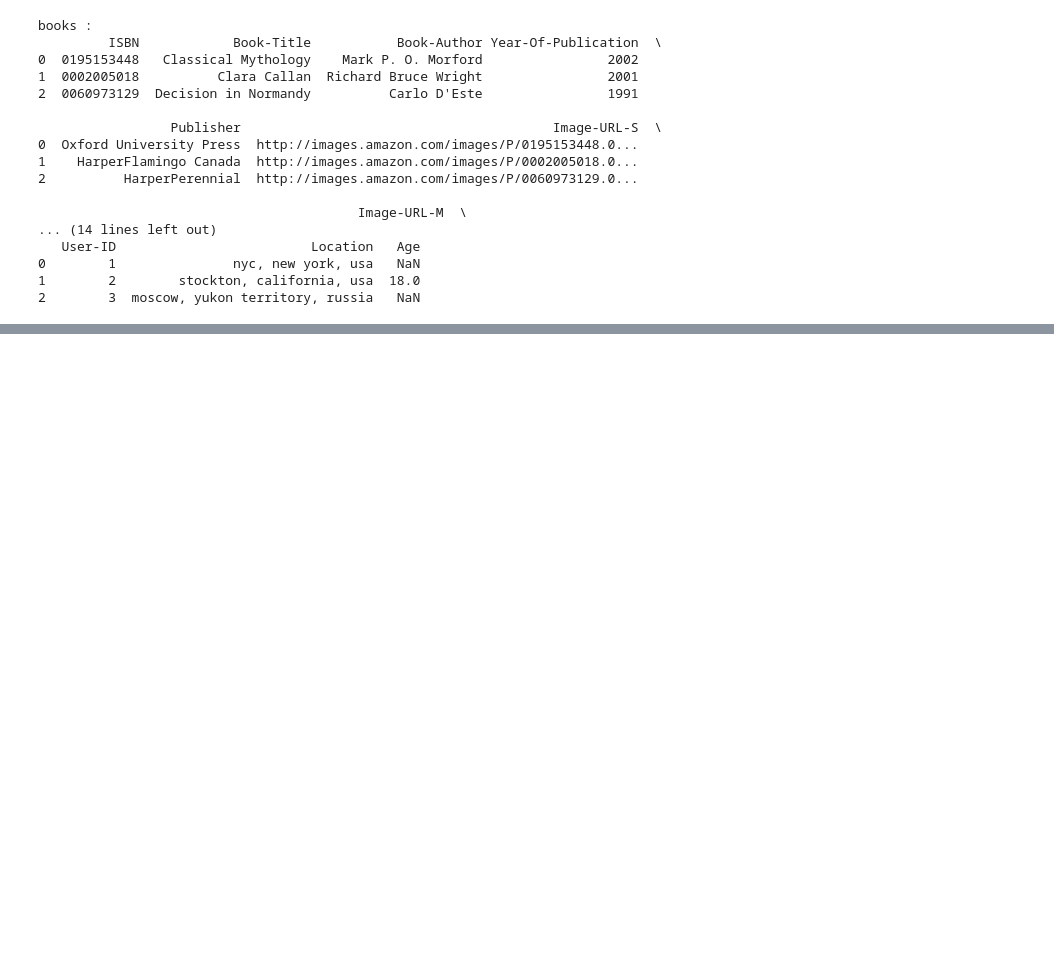
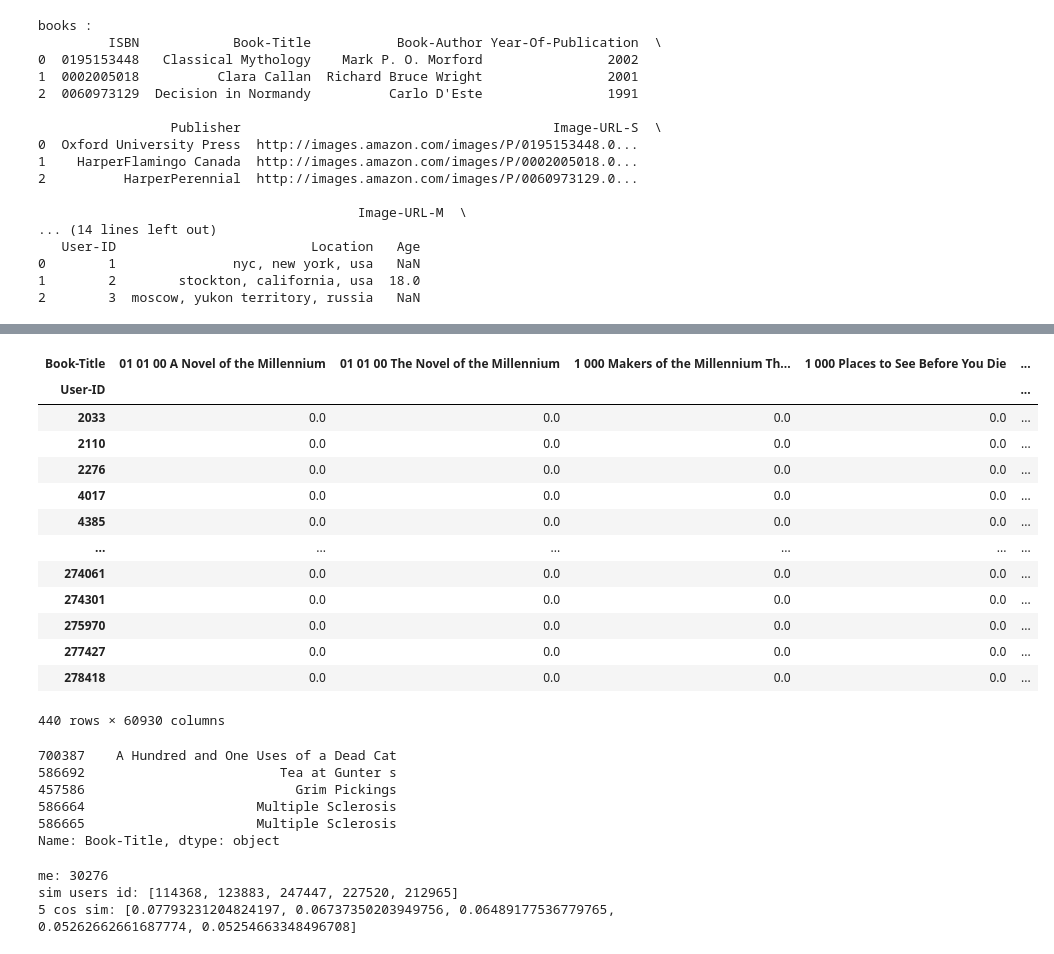
Before and after one commit to 2023DMProject/BookRecommendationSystem, a Jupyter notebook: user_based_cosine_sim.ipynb, the cells around one changed output, grey strips where cells are left out. Cells and saved outputs as stored; diff of their text form; code cells hidden in the pictures; blank space fills up the shorter version.

```diff
--- a/user_based_cosine_sim.ipynb
+++ b/user_based_cosine_sim.ipynb
@@ -71,14 +71,39 @@ df.head()
 # %%
 # 책 평가 200번 초과한 사람들 -> new_df
-new_df=df[df['User-ID'].map(df['User-ID'].value_counts()) > 200]  # Drop users who vote less than 200 times.
+new_df=df[df['User-ID'].map(df['User-ID'].value_counts()) > 100]  # Drop users who vote less than 200 times.
 users_pivot=new_df.pivot_table(index=["User-ID"],columns=["Book-Title"],values="Book-Rating")
 users_pivot.fillna(0,inplace=True)
+users_pivot
+# %% [output]
+| Book-Title | 01 01 00 A Novel of the Millennium | 01 01 00 The Novel of the Millennium | 1 000 Makers of the Millennium Th... | 1 000 Places to See Before You Die | ... |
+| User-ID |  |  |  |  | ... |
+| 2033 | 0.0 | 0.0 | 0.0 | 0.0 | ... |
+| 2110 | 0.0 | 0.0 | 0.0 | 0.0 | ... |
+| 2276 | 0.0 | 0.0 | 0.0 | 0.0 | ... |
+| 4017 | 0.0 | 0.0 | 0.0 | 0.0 | ... |
+| 4385 | 0.0 | 0.0 | 0.0 | 0.0 | ... |
+| ... | ... | ... | ... | ... | ... |
+| 274061 | 0.0 | 0.0 | 0.0 | 0.0 | ... |
+| 274301 | 0.0 | 0.0 | 0.0 | 0.0 | ... |
+| 275970 | 0.0 | 0.0 | 0.0 | 0.0 | ... |
+| 277427 | 0.0 | 0.0 | 0.0 | 0.0 | ... |
+| 278418 | 0.0 | 0.0 | 0.0 | 0.0 | ... |
+440 rows × 60930 columns
 # %%
 # 유저의 최고 평점 책 5권 골라 리턴
 def users_choice(id):
 
     users_fav=new_df[new_df["User-ID"]==id].sort_values(["Book-Rating"],ascending=False)[0:5]
     return users_fav
+# %%
+users_choice(274301)["Book-Title"]
+# %% [output]
+700387    A Hundred and One Uses of a Dead Cat
+586692                         Tea at Gunter s
+457586                           Grim Pickings
+586664                      Multiple Sclerosis
+586665                      Multiple Sclerosis
+Name: Book-Title, dtype: object
 # %%
 # cosine similarity 활용해 가장 유사한 유저 5명 찾아 user id 리턴
 def user_based(new_df,id):
@@ -102,3 +132,13 @@ def user_based(new_df,id):
+# %%
+user_id = random.choice(new_df["User-ID"].values)
+user_rec, cosine_sim_rec = user_based(new_df,user_id)
+print("me:", user_id)
+print("sim users id:", user_rec)
+print("5 cos sim:", cosine_sim_rec)
+# %% [output]
+me: 30276
+sim users id: [114368, 123883, 247447, 227520, 212965]
+5 cos sim: [0.07793231204824197, 0.06737350203949756, 0.06489177536779765, 0.05262662661687774, 0.05254663348496708]
 # %%
 # user(userid와 유사한 유저 목록) 와 user_id가 평가한 책들에서
 # userid가 아직 읽지 않은 책 상위 5권 리턴
```
Also changed, not shown: parts of 4 cells of this notebook, 2 other files.
